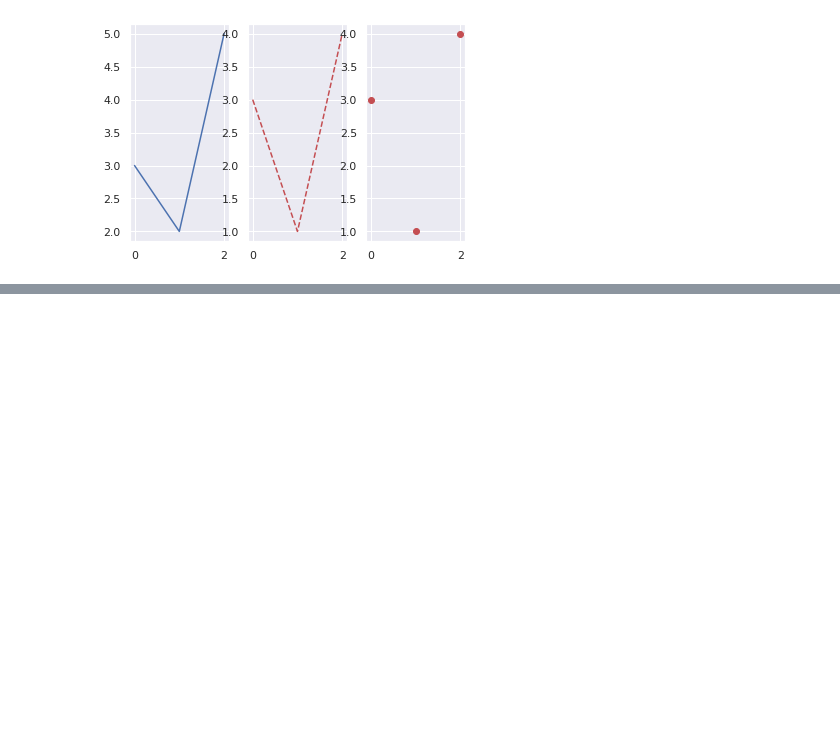
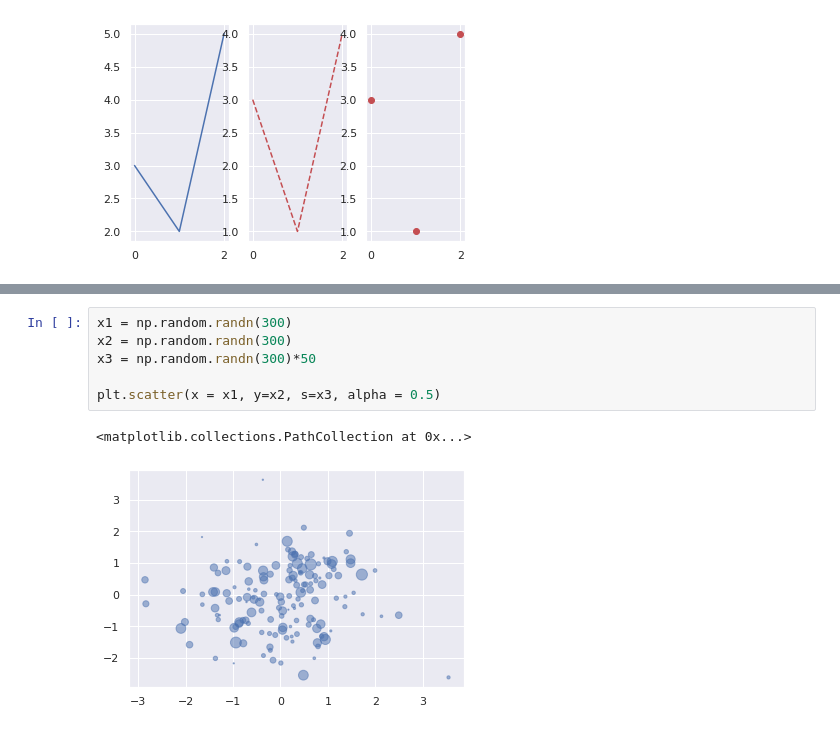
Before and after one commit to KrzysztofNa/data_science_bootcamp, a Jupyter notebook: 01_matplotlib_intro.ipynb, the cells around one changed output, grey strips where cells are left out. Saved outputs shown, nothing was run; the diff lists cells and outputs as text; blank space fills up the shorter version.

```diff
--- a/01_matplotlib_intro.ipynb
+++ b/01_matplotlib_intro.ipynb
@@ -59,0 +70,9 @@ plt.plot([0,1,2], [3,1,4], 'ro')
+# %%
+x1 = np.random.randn(300)
+x2 = np.random.randn(300)
+x3 = np.random.randn(300)*50
+
+plt.scatter(x = x1, y=x2, s=x3, alpha = 0.5)
+# %% [output]
+<matplotlib.collections.PathCollection at 0x...>
+[figure, added]
```
Also changed, not shown: parts of 2 cells of this notebook.
